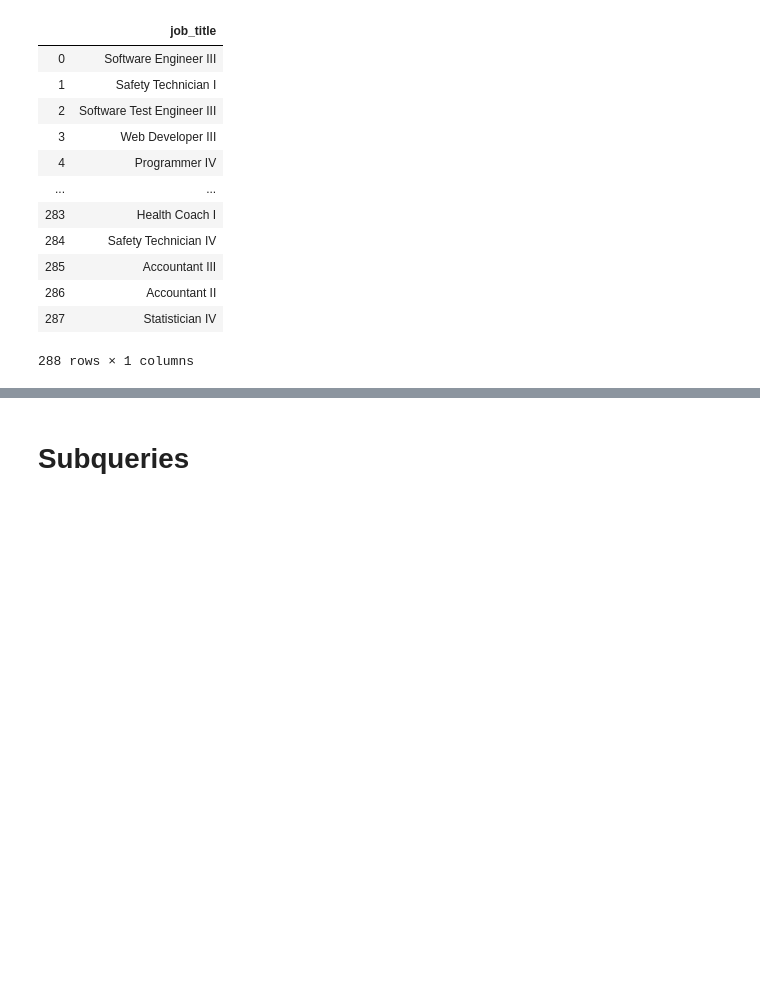
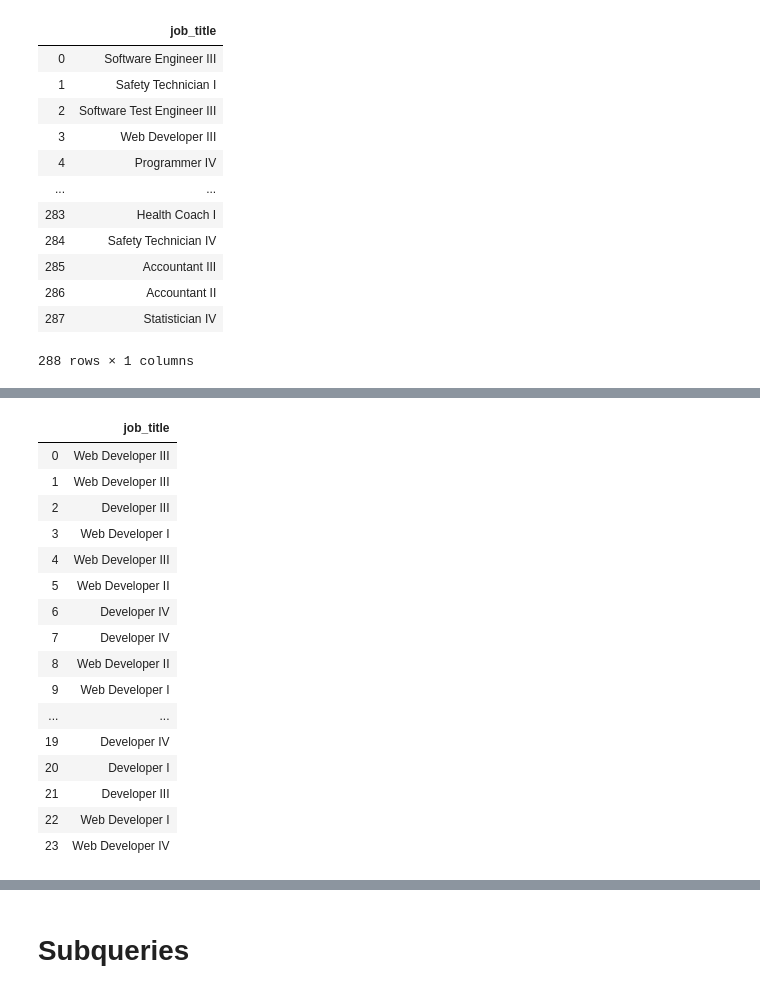
Before and after one commit to yasharmansouri/SQL-for-Data-Science, a Jupyter notebook: sql_for_data_science.ipynb, the cells around one changed output, grey strips where cells are left out. Saved outputs shown, nothing was run; the diff lists cells and outputs as text; code cells hidden in the pictures; blank space fills up the shorter version.

```diff
--- a/sql_for_data_science.ipynb
+++ b/sql_for_data_science.ipynb
@@ -463,8 +498,29 @@ cmd = """SELECT job_title FROM staff
 # %%
 #jobs with any character before developer, any character inbetween, levels, any character afterwards
 cmd = """SELECT job_title FROM staff
-             WHERE job_title SIMILAR TO '%Developer%(I|II|III|IV)%'
-          """
+         WHERE job_title SIMILAR TO '%Developer%(I|II|III|IV)%'
+      """
+cur.execute(cmd)
+cols = [x[0] for x in cur.description]
+pd.DataFrame(cur.fetchall(), columns=cols)
+# %% [output]
+|  | job_title |
+| 0 | Web Developer III |
+| 1 | Web Developer III |
+| 2 | Developer III |
+| 3 | Web Developer I |
+| 4 | Web Developer III |
+| 5 | Web Developer II |
+| 6 | Developer IV |
+| 7 | Developer IV |
+| 8 | Web Developer II |
+| 9 | Web Developer I |
+| ... | ... |
+| 19 | Developer IV |
+| 20 | Developer I |
+| 21 | Developer III |
+| 22 | Web Developer I |
+| 23 | Web Developer IV |
 # %%
 # any word that starts with letters L or O or V or E ಥ_ಥ
 cmd = """SELECT job_title FROM staff
```
Also changed, not shown: parts of 10 cells of this notebook.
